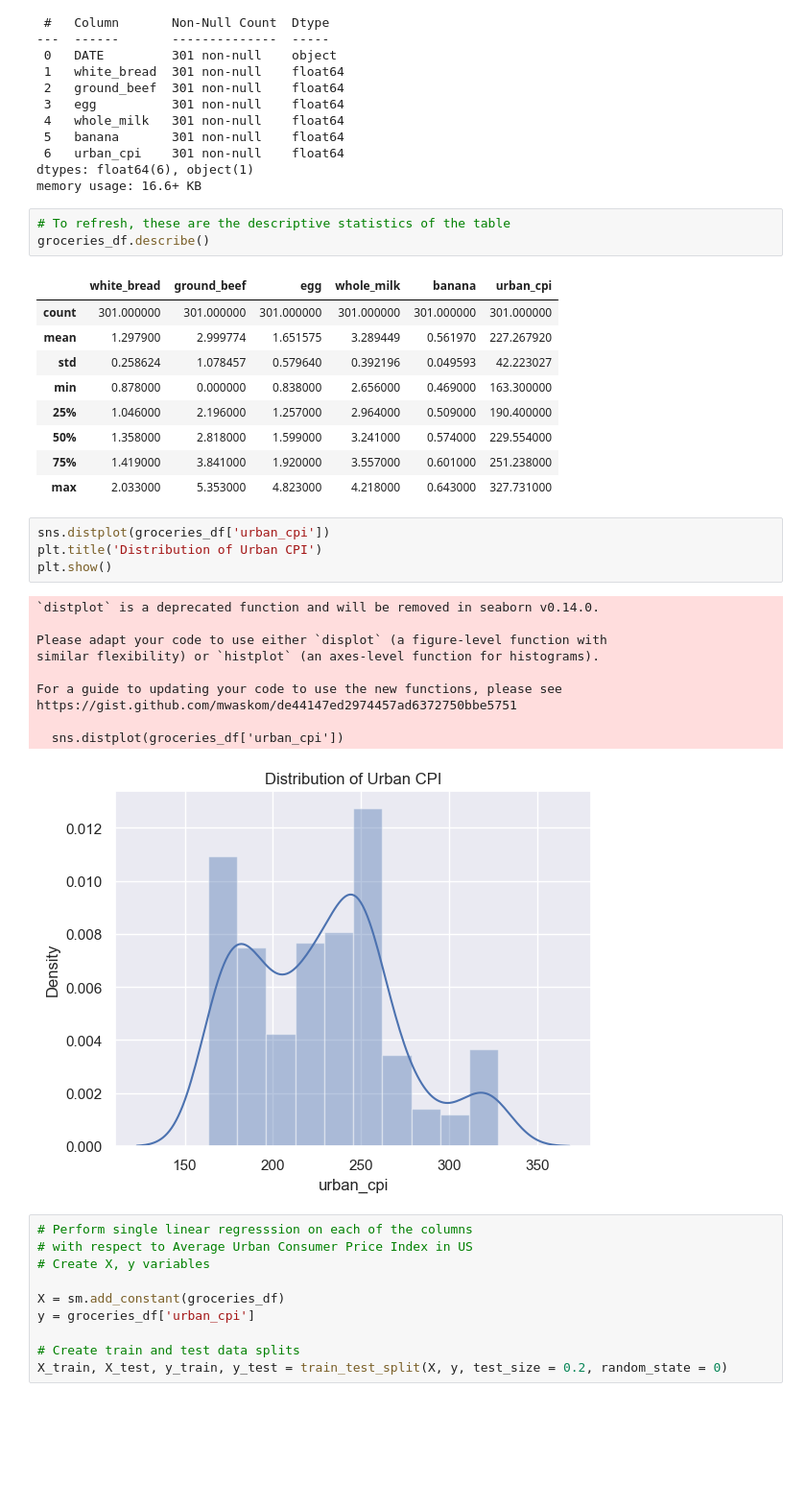
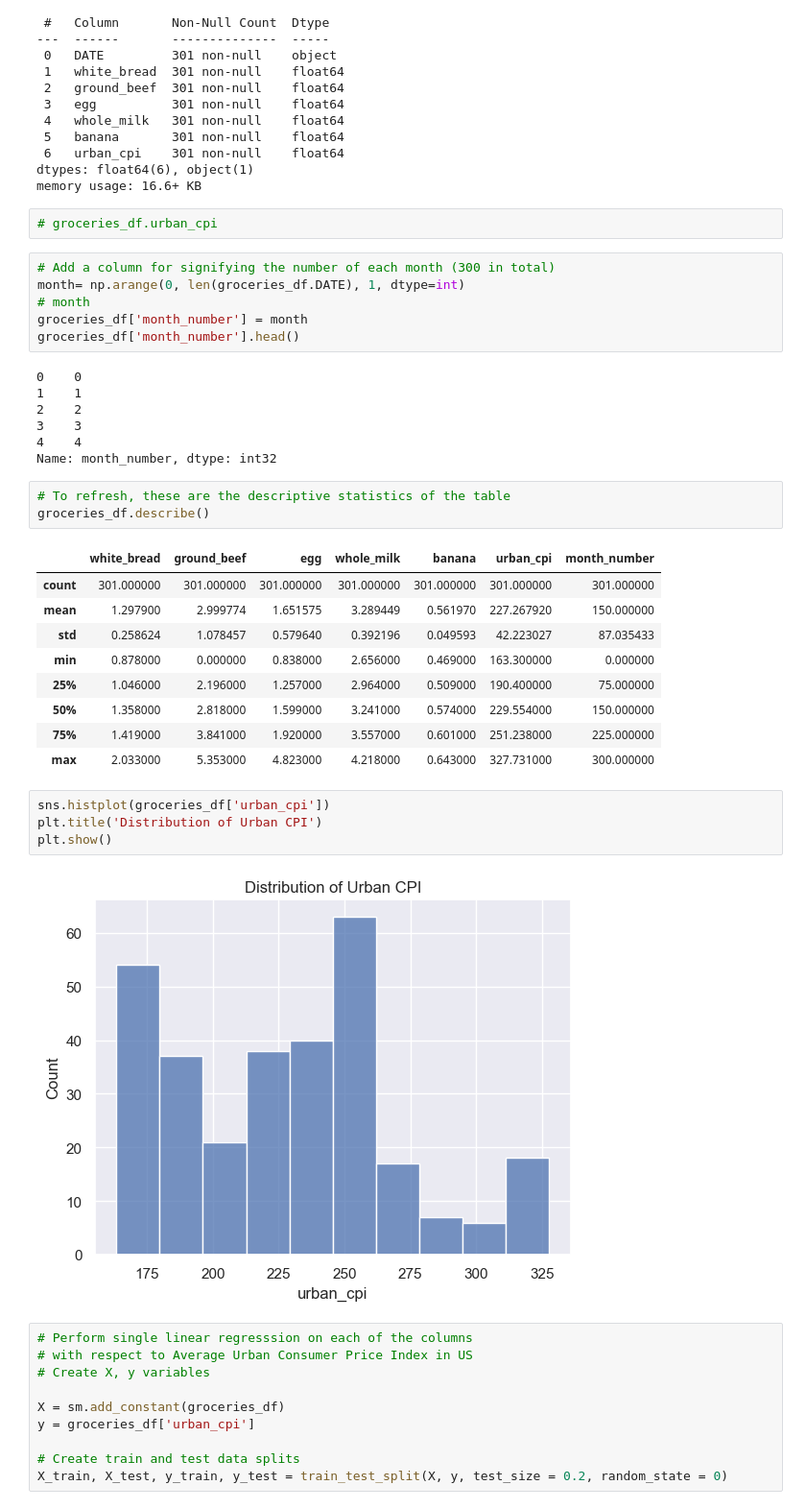
Before and after one commit to matthewjchin/grocerypriceanalysis, a Jupyter notebook: fred_groceries_lin_reg.ipynb, the cells around one changed output. Shown at 96% size. Cells and saved outputs as stored; diff of their text form; blank space fills up the shorter version.

```diff
--- a/fred_groceries_lin_reg.ipynb
+++ b/fred_groceries_lin_reg.ipynb
@@ -72,34 +81,40 @@ Data columns (total 7 columns):
  6   urban_cpi    301 non-null    float64
 dtypes: float64(6), object(1)
 memory usage: 16.6+ KB
+# %%
+# groceries_df.urban_cpi
+# %%
+# Add a column for signifying the number of each month (300 in total)
+month= np.arange(0, len(groceries_df.DATE), 1, dtype=int)
+# month
+groceries_df['month_number'] = month
+groceries_df['month_number'].head()
+# %% [output]
+0    0
+1    1
+2    2
+3    3
+4    4
+Name: month_number, dtype: int32
 # %%
 # To refresh, these are the descriptive statistics of the table
 groceries_df.describe()
 # %% [output]
-|  | white_bread | ground_beef | egg | whole_milk | banana | urban_cpi |
-| count | 301.000000 | 301.000000 | 301.000000 | 301.000000 | 301.000000 | 301.000000 |
-| mean | 1.297900 | 2.999774 | 1.651575 | 3.289449 | 0.561970 | 227.267920 |
-| std | 0.258624 | 1.078457 | 0.579640 | 0.392196 | 0.049593 | 42.223027 |
-| min | 0.878000 | 0.000000 | 0.838000 | 2.656000 | 0.469000 | 163.300000 |
-| 25% | 1.046000 | 2.196000 | 1.257000 | 2.964000 | 0.509000 | 190.400000 |
-| 50% | 1.358000 | 2.818000 | 1.599000 | 3.241000 | 0.574000 | 229.554000 |
-| 75% | 1.419000 | 3.841000 | 1.920000 | 3.557000 | 0.601000 | 251.238000 |
-| max | 2.033000 | 5.353000 | 4.823000 | 4.218000 | 0.643000 | 327.731000 |
+|  | white_bread | ground_beef | egg | whole_milk | banana | urban_cpi | month_number |
+| count | 301.000000 | 301.000000 | 301.000000 | 301.000000 | 301.000000 | 301.000000 | 301.000000 |
+| mean | 1.297900 | 2.999774 | 1.651575 | 3.289449 | 0.561970 | 227.267920 | 150.000000 |
+| std | 0.258624 | 1.078457 | 0.579640 | 0.392196 | 0.049593 | 42.223027 | 87.035433 |
+| min | 0.878000 | 0.000000 | 0.838000 | 2.656000 | 0.469000 | 163.300000 | 0.000000 |
+| 25% | 1.046000 | 2.196000 | 1.257000 | 2.964000 | 0.509000 | 190.400000 | 75.000000 |
+| 50% | 1.358000 | 2.818000 | 1.599000 | 3.241000 | 0.574000 | 229.554000 | 150.000000 |
+| 75% | 1.419000 | 3.841000 | 1.920000 | 3.557000 | 0.601000 | 251.238000 | 225.000000 |
+| max | 2.033000 | 5.353000 | 4.823000 | 4.218000 | 0.643000 | 327.731000 | 300.000000 |
 # %%
-sns.distplot(groceries_df['urban_cpi'])
+sns.histplot(groceries_df['urban_cpi'])
 plt.title('Distribution of Urban CPI')
 plt.show()
 # %% [output]
-`distplot` is a deprecated function and will be removed in seaborn v0.14.0.
-
-Please adapt your code to use either `displot` (a figure-level function with
-similar flexibility) or `histplot` (an axes-level function for histograms).
-
-For a guide to updating your code to use the new functions, please see
-https://gist.github.com/mwaskom/de44147ed2974457ad6372750bbe5751
-
-  sns.distplot(groceries_df['urban_cpi'])
-[figure, old version]
+[figure, new version]
 # %%
 # Perform single linear regresssion on each of the columns
 # with respect to Average Urban Consumer Price Index in US
```
Also changed, not shown: parts of 13 cells of this notebook, 1 other file.
